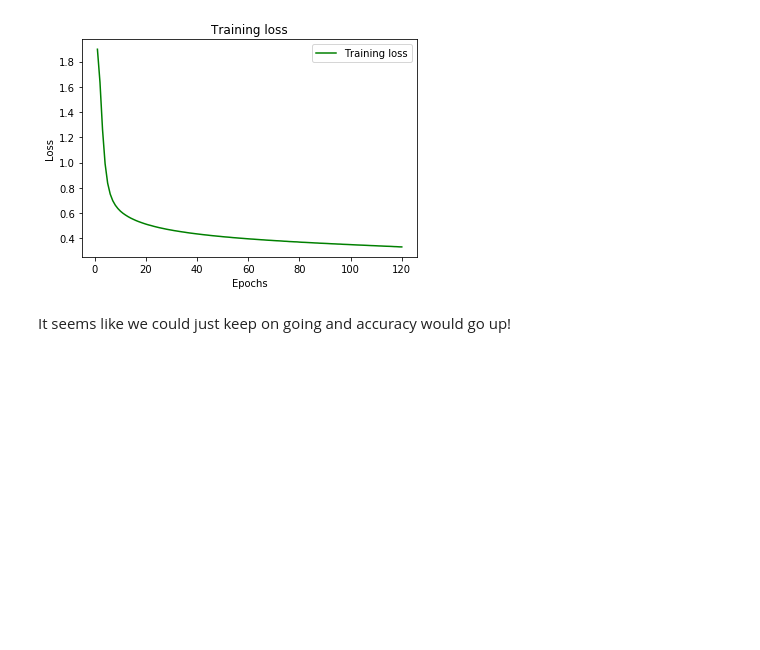
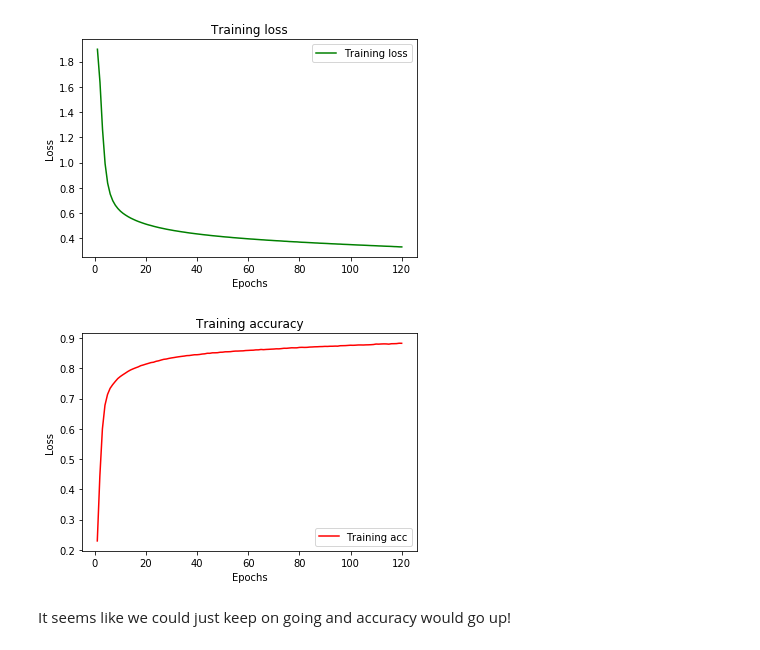
Before and after one commit to ravaxis/dsc-introduction-to-keras-lab-nyc-ds-082619, a Jupyter notebook: index.ipynb, the cells around one changed output. Cells and saved outputs as stored; diff of their text form; code cells hidden in the pictures; blank space fills up the shorter version.

```diff
--- a/index.ipynb
+++ b/index.ipynb
@@ -334,3 +332,14 @@ plt.show()
+# %%
+acc_values = history_dict['acc']
+
+plt.plot(epochs, acc_values, 'r', label='Training acc')
+plt.title('Training accuracy')
+plt.xlabel('Epochs')
+plt.ylabel('Loss')
+plt.legend()
+plt.show()
+# %% [output]
+[figure, added]
 # %% [markdown]
 It seems like we could just keep on going and accuracy would go up!
 # %% [markdown]
```
Also changed, not shown: parts of 1 cell of this notebook.
